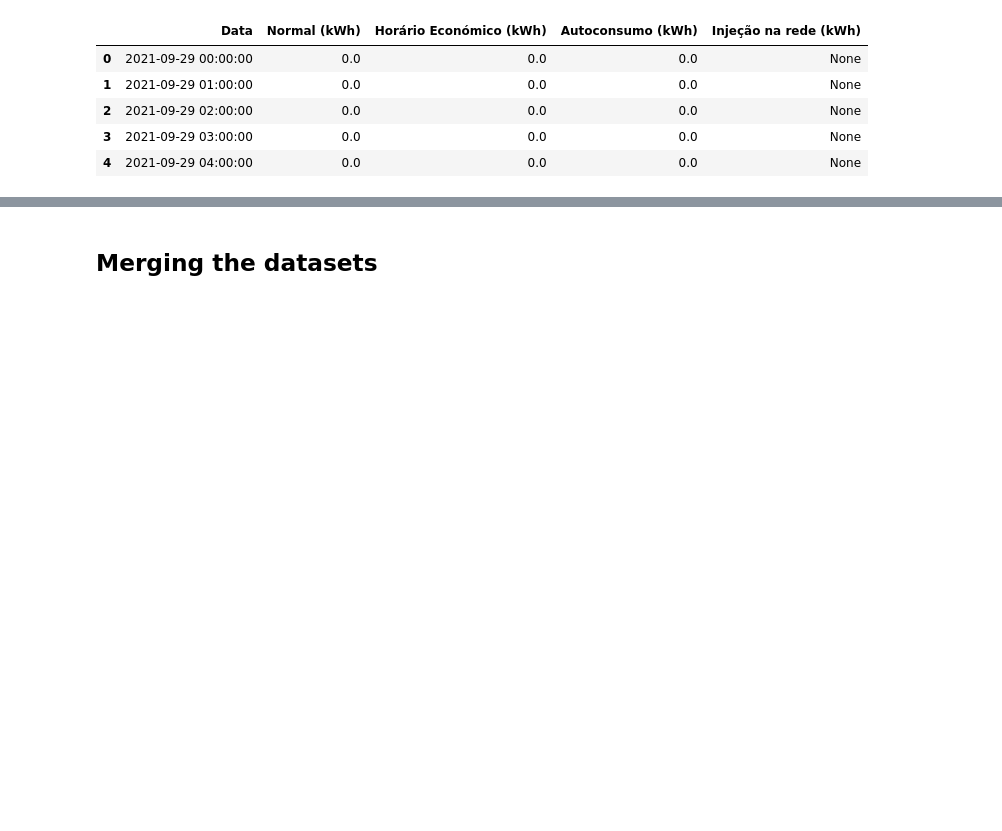
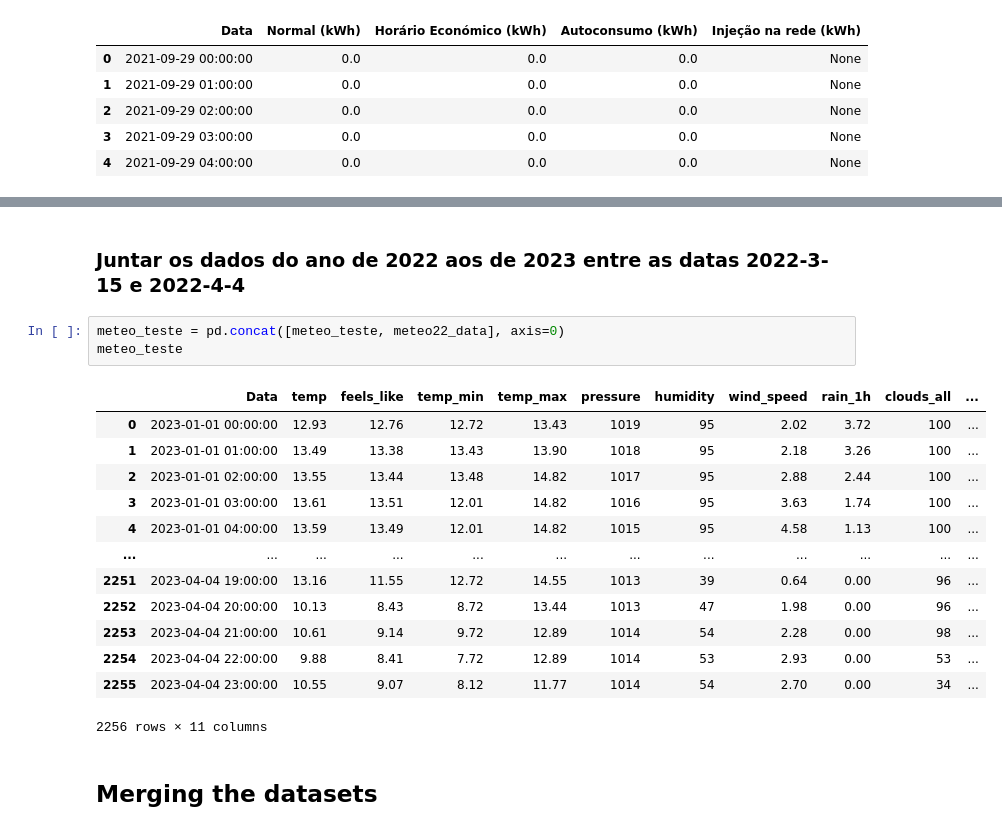
Before and after one commit to orlandopalmeira/Trabalho-DAA-2023-2024, a Jupyter notebook: Tarefa_2/tarefa_2_get_data.ipynb, the cells around one changed output, grey strips where cells are left out. Saved outputs shown, nothing was run; the diff lists cells and outputs as text; blank space fills up the shorter version.

```diff
--- a/Tarefa_2/tarefa_2.ipynb
+++ b/Tarefa_2/tarefa_2_get_data.ipynb
@@ -378,3 +419,22 @@ energia_treino.head()
+# %% [markdown]
+### Juntar os dados do ano de 2022 aos de 2023 entre as datas 2022-3-15 e 2022-4-4
+# %%
+meteo_teste = pd.concat([meteo_teste, meteo22_data], axis=0)
+meteo_teste
+# %% [output]
+|  | Data | temp | feels_like | temp_min | temp_max | pressure | humidity | wind_speed | rain_1h | clouds_all | ... |
+| 0 | 2023-01-01 00:00:00 | 12.93 | 12.76 | 12.72 | 13.43 | 1019 | 95 | 2.02 | 3.72 | 100 | ... |
+| 1 | 2023-01-01 01:00:00 | 13.49 | 13.38 | 13.43 | 13.90 | 1018 | 95 | 2.18 | 3.26 | 100 | ... |
+| 2 | 2023-01-01 02:00:00 | 13.55 | 13.44 | 13.48 | 14.82 | 1017 | 95 | 2.88 | 2.44 | 100 | ... |
+| 3 | 2023-01-01 03:00:00 | 13.61 | 13.51 | 12.01 | 14.82 | 1016 | 95 | 3.63 | 1.74 | 100 | ... |
+| 4 | 2023-01-01 04:00:00 | 13.59 | 13.49 | 12.01 | 14.82 | 1015 | 95 | 4.58 | 1.13 | 100 | ... |
+| ... | ... | ... | ... | ... | ... | ... | ... | ... | ... | ... | ... |
+| 2251 | 2023-04-04 19:00:00 | 13.16 | 11.55 | 12.72 | 14.55 | 1013 | 39 | 0.64 | 0.00 | 96 | ... |
+| 2252 | 2023-04-04 20:00:00 | 10.13 | 8.43 | 8.72 | 13.44 | 1013 | 47 | 1.98 | 0.00 | 96 | ... |
+| 2253 | 2023-04-04 21:00:00 | 10.61 | 9.14 | 9.72 | 12.89 | 1014 | 54 | 2.28 | 0.00 | 98 | ... |
+| 2254 | 2023-04-04 22:00:00 | 9.88 | 8.41 | 7.72 | 12.89 | 1014 | 53 | 2.93 | 0.00 | 53 | ... |
+| 2255 | 2023-04-04 23:00:00 | 10.55 | 9.07 | 8.12 | 11.77 | 1014 | 54 | 2.70 | 0.00 | 34 | ... |
+2256 rows × 11 columns
 # %% [markdown]
 ## Merging the datasets
 # %%
```
Also changed, not shown: parts of 59 cells of this notebook, 4 other files.
